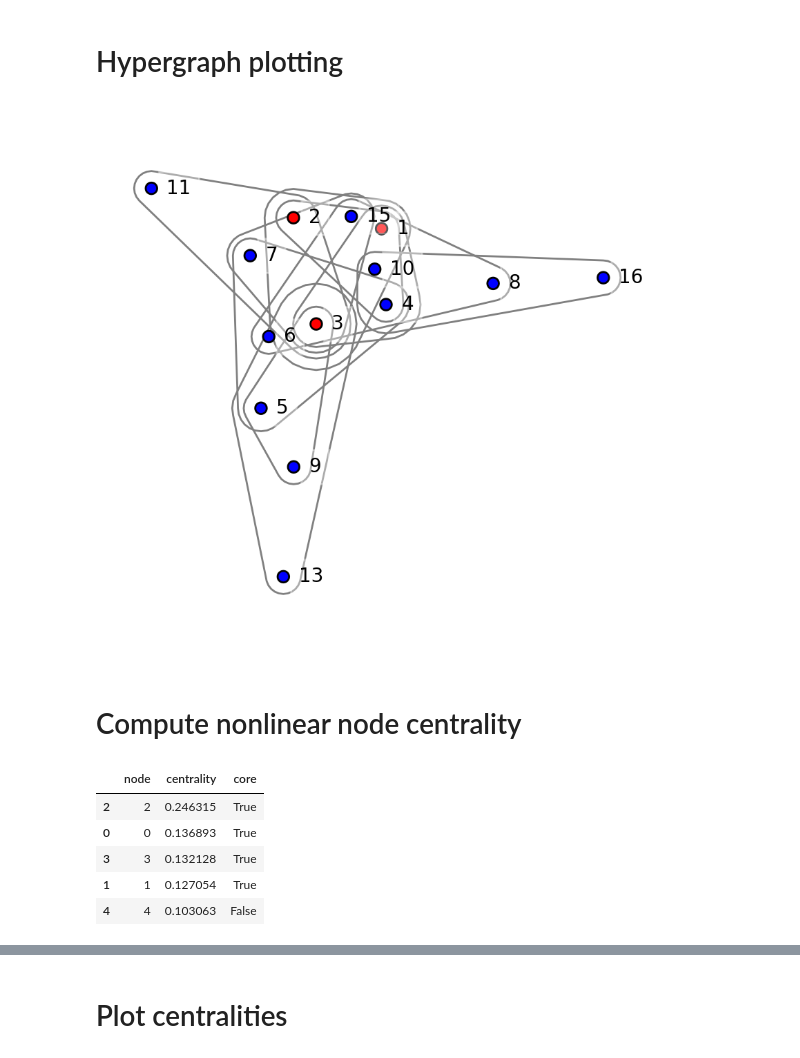
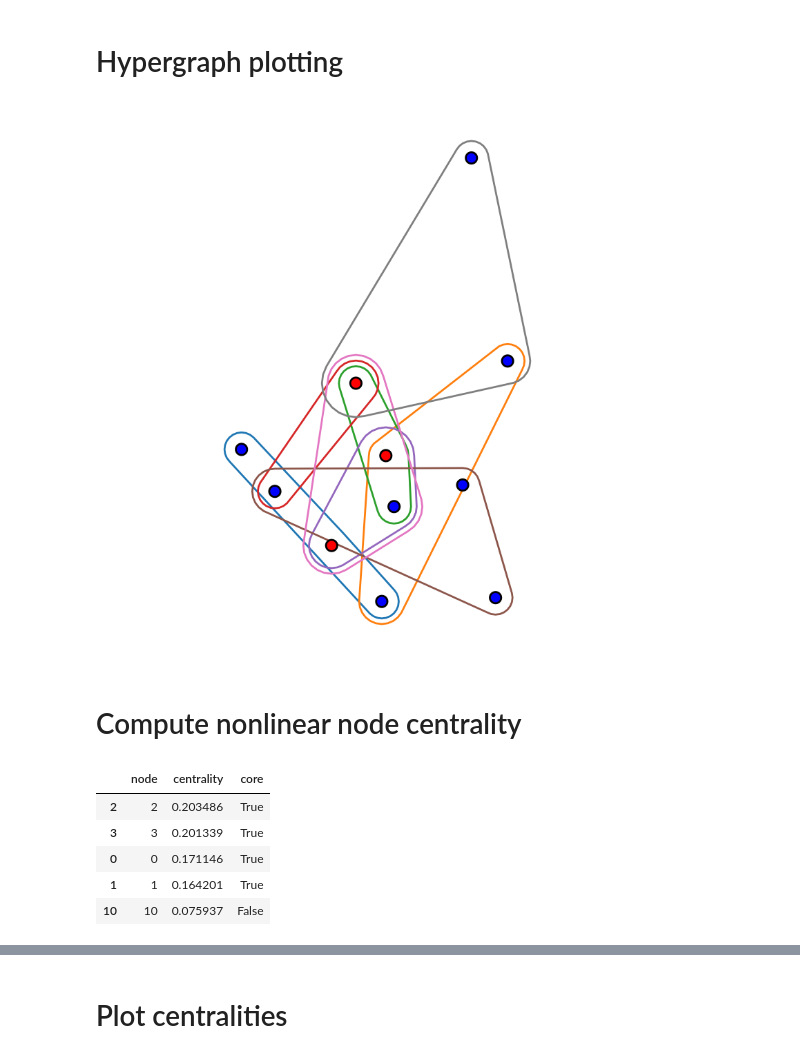
Before and after one commit to CooperStansbury/higher-order-single-cell, a Jupyter notebook: notebooks/toy_example.ipynb, the cells around one changed output, grey strips where cells are left out. Saved outputs shown, nothing was run; the diff lists cells and outputs as text; code cells hidden in the pictures.

```diff
--- a/notebooks/toy_example.ipynb
+++ b/notebooks/toy_example.ipynb
@@ -26,7 +26,7 @@ import centrality as central
 import core_utils
 # %%
 num_core_nodes = 4
-num_periphery_nodes = 15
+num_periphery_nodes = 10
 edge_probability_core = 0.95
 edge_probability_periphery = 0.1
 avg_edge_size = 3
@@ -147,45 +145,51 @@ Text(0.5, 73.44444444444441, 'Nodes')
 # %%
 def to_hypernet(H):
     """A function to convert a dataframe into a
     hypernet hypergrapgh"""
 
     iteractions = {}
 
     for idx, row in H.T.iterrows():
         iteractions[idx+1] = tuple(row[row == 1].index +1)
 
     hx = hnx.Hypergraph(iteractions)
     return hx
 
 
 hx = to_hypernet(H)
 
 def node_color(v):
     if v in core_nodes:
         return 'r'
     else:
         return 'b'
 
 plt.rcParams['figure.dpi'] = 200
 plt.rcParams['figure.figsize'] = 5, 5
 
-hnx.drawing.draw(hx,
-                 with_node_counts=False,
-                 with_edge_counts=False,
-                 with_edge_labels=False,
-                 with_node_labels=True,
-                 nodes_kwargs={'color' : node_color, 'edgecolor' : 'k',},
-                 edges_kwargs={'edgecolors' : 'grey',},
-                 layout_kwargs = {'seed' : 39},
-                )
+plt.figure(facecolor='none')
+
+hnx.drawing.draw(
+    hx,
+    with_node_counts=False,
+    with_edge_counts=False,
+    with_edge_labels=False,
+    with_node_labels=False,
+    nodes_kwargs={'color' : node_color, 'edgecolor' : 'k'},
+    layout_kwargs = {'seed': 39},
+    # edges_kwargs={'edgecolors' : 'grey'},
+)
 # %% [output]
-[figure, old version]
+[figure, new version]
 # %% [markdown]
 # Compute nonlinear node centrality
 # %%
-ncent, ecent = central.nonlinear_eigenvector_centrality(H.to_numpy(),
-                                                        function='linear',
-                                                        maxiter=1000)
+ncent, ecent = central.nonlinear_eigenvector_centrality(
+    H.to_numpy(),
+    function='linear',
+    maxiter=1000,
+)
+
 nodes = pd.DataFrame({
     'node' : H.index.to_list(),
     'centrality' : ncent,
@@ -193,16 +197,18 @@ nodes = pd.DataFrame({
 
 nodes['core'] = nodes['node'].isin(core_nodes)
 
-nodes = nodes.sort_values(by='centrality',
-                          ascending=False,)
+nodes = nodes.sort_values(
+    by='centrality',
+    ascending=False,
+)
 nodes.head()
 # %% [output]
 |  | node | centrality | core |
-| 2 | 2 | 0.246315 | True |
-| 0 | 0 | 0.136893 | True |
-| 3 | 3 | 0.132128 | True |
-| 1 | 1 | 0.127054 | True |
-| 4 | 4 | 0.103063 | False |
+| 2 | 2 | 0.203486 | True |
+| 3 | 3 | 0.201339 | True |
+| 0 | 0 | 0.171146 | True |
+| 1 | 1 | 0.164201 | True |
+| 10 | 10 | 0.075937 | False |
 # %%
 edges = pd.DataFrame({
     'edge' : H.columns.to_list(),
```
Also changed, not shown: parts of 13 cells of this notebook, 13 other files.
